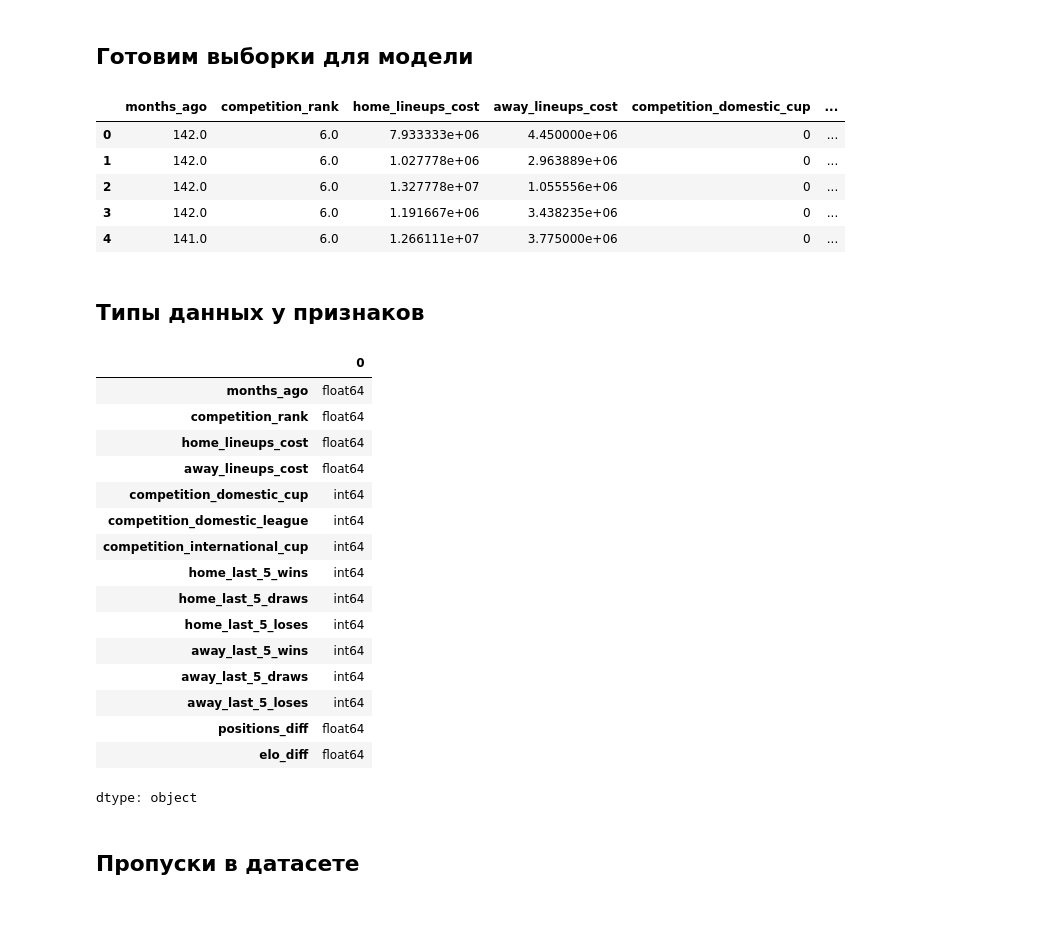
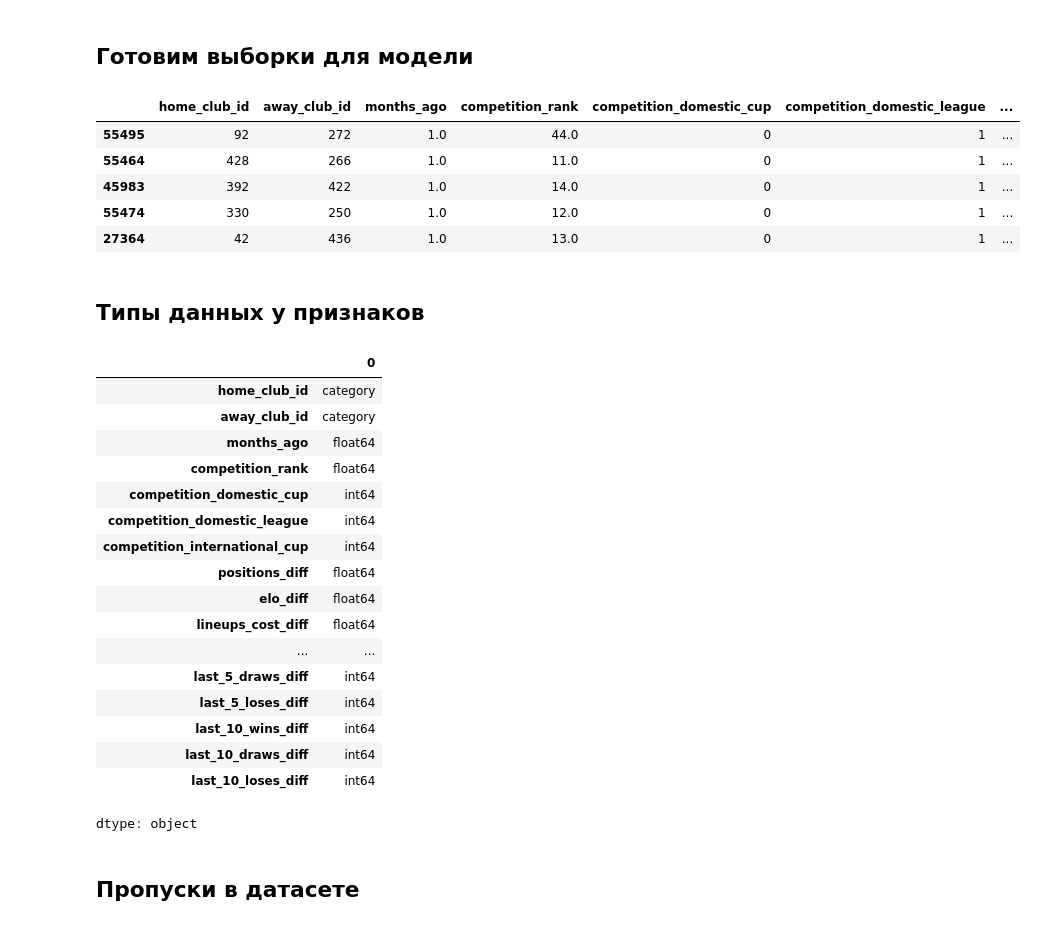
Before and after one commit to konstantin-larin/football-predictor, a Jupyter notebook: Football_Predictor_RCF.ipynb, the cells around one changed output. Drawn from its saved outputs; the diff is of its cells as text; code cells hidden in the pictures.

```diff
--- a/Football_Predictor_RCF.ipynb
+++ b/Football_Predictor_RCF.ipynb
@@ -667,9 +656,7 @@ data_9.head()
 
 ## Готовим выборки для модели
 # %%
-data = data_9.copy()
-
-data.to_csv(data_path + 'data.csv')
+data = pd.read_csv(data_path + 'data.csv')
 
 data['home_league_strength'] = data['home_league_strength'] * data['home_manager_league_strength']
 data['home_cup_strength'] = data['home_cup_strength'] * data['home_manager_cup_strength']
@@ -684,13 +671,26 @@ data.drop(columns=[
     'away_manager_league_strength', 'away_manager_cup_strength', 'away_manager_international_cup_strength'
 ], inplace=True)
 # %%
-
 club_to_cat = {club_id: i for i, club_id in enumerate(clubs['club_id'])}
 
 data['home_club_id'] = data['home_club_id'].map(club_to_cat).astype('category')
 data['away_club_id'] = data['away_club_id'].map(club_to_cat).astype('category')
+
+
 data['positions_diff'] = data['home_club_position'] - data['away_club_position']
 data['elo_diff'] = data['home_elo'] - data['away_elo']
+data['lineups_cost_diff'] = data['home_lineups_cost'] - data['away_lineups_cost']
+
+data['league_strength_diff'] = data['home_league_strength'] - data['away_league_strength']
+data['cup_strength_diff'] = data['home_cup_strength'] - data['away_cup_strength']
+data['international_cup_strength_diff'] = data['home_international_cup_strength'] - data['away_international_cup_strength']
+
+data['last_5_wins_diff'] = data['home_last_5_wins'] - data['away_last_5_wins']
+data['last_5_draws_diff'] = data['home_last_5_draws'] - data['away_last_5_draws']
+data['last_5_loses_diff'] = data['home_last_5_loses'] - data['away_last_5_loses']
+data['last_10_wins_diff'] = data['home_last_10_wins'] - data['away_last_10_wins']
+data['last_10_draws_diff'] = data['home_last_10_draws'] - data['away_last_10_draws']
+data['last_10_loses_diff'] = data['home_last_10_loses'] - data['away_last_10_loses']
 
 
 # считаем целевую переменную
@@ -698,61 +698,66 @@ target = np.where(data['home_club_goals'] > data['away_club_goals'], 1, np.where
 # валидационная выборка будет состоять из матчей, чья давность не более 30 дней относительно текущего момента
 current_datetime = datetime.datetime.today()
 days_ago = (current_datetime - pd.to_datetime(data['date']) ).dt.days.astype('float')
 is_recent_game = days_ago <= 30
 
 # убираем все ненужные признаки
 data.drop(columns=['url', 'aggregate', 'home_club_name', 'away_club_name', 'game_id', 'season', 'date',
                    'competition_type',
-                   'home_club_id', 'away_club_id',
+                  #  'home_club_id', 'away_club_id',
 
                    'home_league_strength', 'home_cup_strength', 'home_international_cup_strength',
                    'away_league_strength', 'away_cup_strength', 'away_international_cup_strength',
                    'home_club_position', 'away_club_position',
                    'home_elo', 'away_elo',
-
+                   'home_lineups_cost', 'away_lineups_cost',
+                   'home_last_5_wins', 'home_last_5_draws', 'home_last_5_loses',
+                   'away_last_5_wins', 'away_last_5_draws', 'away_last_5_loses',
+                   'home_last_10_wins', 'home_last_10_draws', 'home_last_10_loses',
+                   'away_last_10_wins', 'away_last_10_draws', 'away_last_10_loses',
 
                    'home_club_goals', 'away_club_goals',
                    'stadium', 'referee', 'attendance',
                    'home_club_manager_name', 'away_club_manager_name',
                    'home_club_formation', 'away_club_formation', #также в целом состав игроков
 
                    'competition_id'],
           inplace=True)
 
 # делим датасет на тренировочный, тестовый и валидационный
 X_val = data[is_recent_game]
 data = data[~is_recent_game]
 y_val = target[is_recent_game]
 target = target[~is_recent_game]
 X_train, X_test, y_train, y_test = train_test_split(data, target, test_size=0.2, random_state=42)
 
-data.head()
+data.sort_values(by='months_ago', ascending=True).head()
 # %% [output]
-|  | months_ago | competition_rank | home_lineups_cost | away_lineups_cost | competition_domestic_cup | ... |
-| 0 | 142.0 | 6.0 | 7.933333e+06 | 4.450000e+06 | 0 | ... |
-| 1 | 142.0 | 6.0 | 1.027778e+06 | 2.963889e+06 | 0 | ... |
-| 2 | 142.0 | 6.0 | 1.327778e+07 | 1.055556e+06 | 0 | ... |
-| 3 | 142.0 | 6.0 | 1.191667e+06 | 3.438235e+06 | 0 | ... |
-| 4 | 141.0 | 6.0 | 1.266111e+07 | 3.775000e+06 | 0 | ... |
+|  | home_club_id | away_club_id | months_ago | competition_rank | competition_domestic_cup | competition_domestic_league | ... |
+| 55495 | 92 | 272 | 1.0 | 44.0 | 0 | 1 | ... |
+| 55464 | 428 | 266 | 1.0 | 11.0 | 0 | 1 | ... |
+| 45983 | 392 | 422 | 1.0 | 14.0 | 0 | 1 | ... |
+| 55474 | 330 | 250 | 1.0 | 12.0 | 0 | 1 | ... |
+| 27364 | 42 | 436 | 1.0 | 13.0 | 0 | 1 | ... |
 # %% [markdown]
 ## Типы данных у признаков
 # %%
 data.dtypes
 # %% [output]
 |  | 0 |
+| home_club_id | category |
+| away_club_id | category |
 | months_ago | float64 |
 | competition_rank | float64 |
-| home_lineups_cost | float64 |
-| away_lineups_cost | float64 |
 | competition_domestic_cup | int64 |
 | competition_domestic_league | int64 |
 | competition_international_cup | int64 |
-| home_last_5_wins | int64 |
-| home_last_5_draws | int64 |
-| home_last_5_loses | int64 |
-| away_last_5_wins | int64 |
-| away_last_5_draws | int64 |
-| away_last_5_loses | int64 |
 | positions_diff | float64 |
 | elo_diff | float64 |
+| lineups_cost_diff | float64 |
+| ... | ... |
+| last_5_draws_diff | int64 |
+| last_5_loses_diff | int64 |
+| last_10_wins_diff | int64 |
+| last_10_draws_diff | int64 |
+| last_10_loses_diff | int64 |
 dtype: object
```
Also changed, not shown: parts of 15 cells of this notebook.
